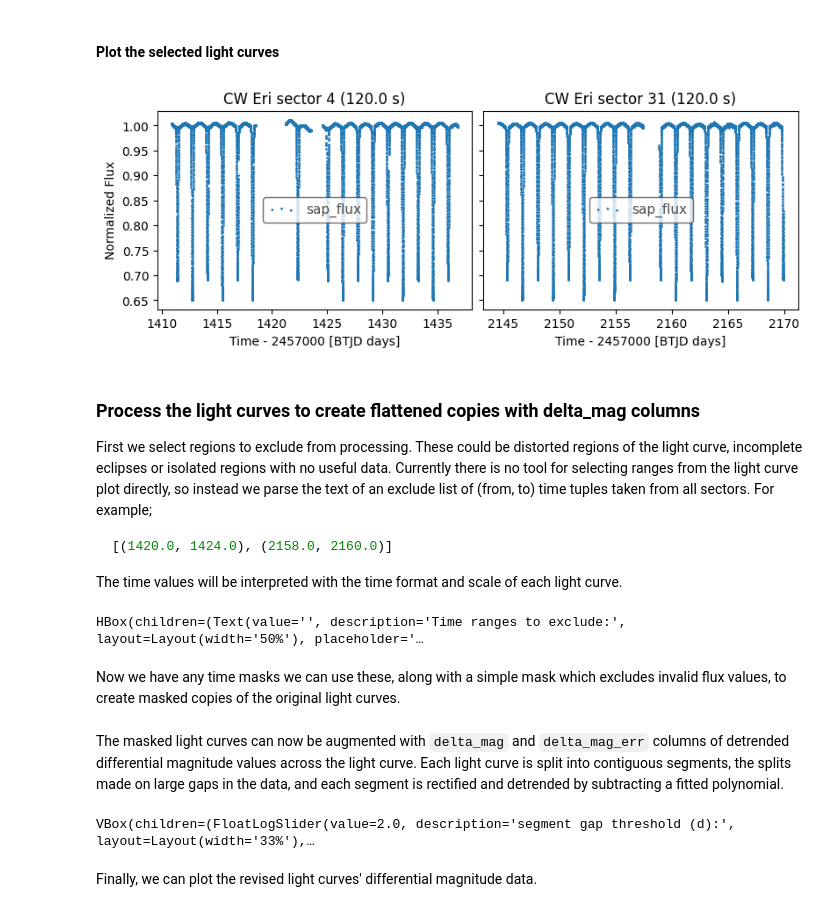
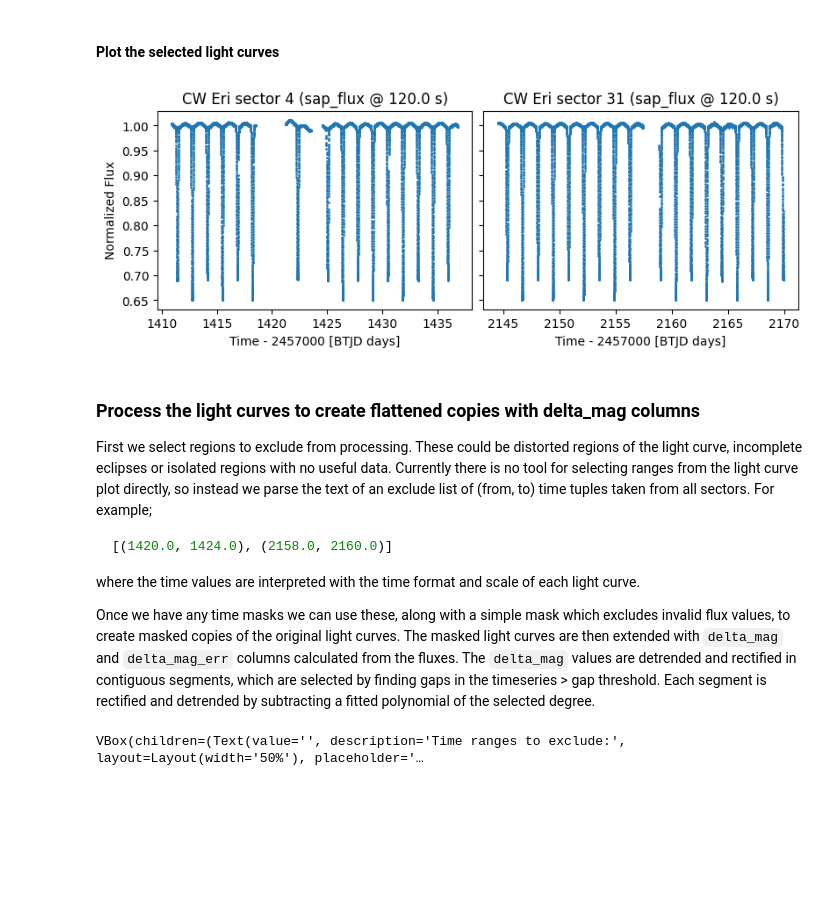
Before and after one commit to SteveOv/modebs, a Jupyter notebook: deb-view.ipynb, the cells around one changed output. Saved outputs shown, nothing was run; the diff lists cells and outputs as text; code cells hidden in the pictures; blank space fills up the shorter version.

````diff
--- a/deb-view.ipynb
+++ b/deb-view.ipynb
@@ -77,22 +79,30 @@ lcs = load_lightcurves(results[suitability_mask][select_mask], quality_bitmask.v
                        Path.cwd() / ".cache" / re.sub(r"[^\w\d]", "-", target.lower()))
 # %% [markdown]
 #### Plot the selected light curves
+# %%
+def plot_lightcurves(the_lcs, column="flux", normalize=False, cols=2):
+    rows = int(np.ceil(len(lcs) / cols))
+    fig, axes = plt.subplots(rows, cols, figsize=(8, 3*rows), sharey=True, constrained_layout=True)
+    axes = [axes] if isinstance(axes, Axes) else axes.flatten()
+
+    for ix, (ax, lc) in enumerate(zip_longest(axes, the_lcs)):
+        if ix < len(lcs):
+            lc.scatter(ax=ax, column=column, label=None, normalize=normalize)
+            if column == "delta_mag":
+                ax.set_ylabel("differential magnitude [mag]")
+            if ix == 0 and lc[column].unit == u.mag:
+                ax.invert_yaxis()
+            ax.set_ylabel(None if ix % cols else ax.get_ylabel())
+            ax.set_title(f"{target} sector {lc.meta['SECTOR']} " +
+                    f"({lc.meta['FLUX_ORIGIN']} @ {lc.meta['FRAMETIM']*lc.meta['NUM_FRM'] * u.s})")
+        else:
+            ax.axis("off")
+    return fig
 # %%
-rows = int(np.ceil(len(lcs) / (cols := 2)))
-fig, axes = plt.subplots(rows, cols, figsize=(8, 3*rows), sharey=True, constrained_layout=True)
-axes = [axes] if isinstance(axes, Axes) else axes.flatten()
-
-for ix, (ax, lc) in enumerate(zip_longest(axes, lcs)):
-    if ix < len(lcs):
-        lc.scatter(ax=ax, label=f"{lc.meta['FLUX_ORIGIN']}", normalize=True)
-        ax.set_ylabel(None if ix % cols else ax.get_ylabel())
-        ax.set_title(f"{target} sector {lc.meta['SECTOR']} ({lc.meta['FRAMETIM']*lc.meta['NUM_FRM'] * u.s})")
-    else:
-        ax.axis("off")
-plt.show()
-plt.close(fig) # Comment this out if using %matplotlib widget to enable interactive plot
+plt.show(fig := plot_lightcurves(lcs, normalize=True))
+plt.close(fig)
 # %% [output]
-[figure, old version]
+[figure, new version]
 # %% [markdown]
 ### Process the light curves to create flattened copies with delta_mag columns
 
@@ -103,20 +113,27 @@ of an exclude list of (from, to) time tuples taken from all sectors. For example
 ```python
 [(1420.0, 1424.0), (2158.0, 2160.0)]
 ```
-The time values will be interpreted with the time format and scale of each light curve.
+where the time values are interpreted with the time format and scale of each light curve.
+
+Once we have any time masks we can use these, along with a simple mask which excludes
+invalid flux values, to create masked copies of the original light curves. The masked
+light curves are then extended with `delta_mag` and `delta_mag_err` columns calculated
+from the fluxes. The `delta_mag` values are detrended and rectified in contiguous segments,
+which are selected by finding gaps in the timeseries > gap threshold. Each segment is
+rectified and detrended by subtracting a fitted polynomial of the selected degree.
 # %%
-display(HBox(children=[
-    (time_masks_text := Text(description="Time ranges to exclude:", placeholder="[(from, to), (from, to), ...]",
-                             layout={'width': "50%"}, style={'description_width': 'max-content'})),
-]))
+display(VBox(children=[
+    (time_masks_text := Text(description="Time ranges to exclude:", placeholder="[(from, to), (from, to), ...]", layout={'width': "50%"}, style={'description_width': 'max-content'})),
+    (seg_gap_th := FloatLogSlider(description="segment gap threshold (d):", base=10, value=2.0, min=-1, max=3, layout={"width": "33%"}, style={'description_width': 'max-content'})),
+    HBox(children=[
+        (det_degree := IntSlider(description="detrend poly degree:", value=2, min=1, max=4, layout={"width": "25%"}, style={'description_width': 'max-content'})),
+        (det_iterations := IntSlider(description="detrend iterations:", value=2, min=1, max=4, layout={"width": "25%"}, style={'description_width': 'max-content'})),
+])]))
 # %% [output]
-HBox(children=(Text(value='', description='Time ranges to exclude:', layout=Layout(width='50%'), placeholder='…
+VBox(children=(Text(value='', description='Time ranges to exclude:', layout=Layout(width='50%'), placeholder='…
 # %%
 time_mask_list = []
 if len(time_masks_text.value.strip()): # Interpret the list of (from, to) tuples entered above
     time_mask_list = literal_eval(time_masks_text.value)
     if isinstance(time_mask_list, (tuple, int, float)):
         time_mask_list = [time_mask_list]
-# %% [markdown]
-Now we have any time masks we can use these, along with a simple mask which excludes
-invalid flux values, to create masked copies of the original light curves.
@@ -130,14 +139,0 @@ for lc in lcs:
-# %% [markdown]
-The masked light curves can now be augmented with `delta_mag` and `delta_mag_err` columns
-of detrended differential magnitude values across the light curve. Each light curve is split
-into contiguous segments, the splits made on large gaps in the data, and each segment is
-rectified and detrended by subtracting a fitted polynomial.
-# %%
-display(VBox(children=[
-    (seg_gap_th := FloatLogSlider(description="segment gap threshold (d):", base=10, value=2.0, min=-1, max=3, layout={"width": "33%"}, style={'description_width': 'max-content'})),
-    HBox(children=[
-        (det_degree := IntSlider(description="detrend poly degree:", value=2, min=1, max=4, layout={"width": "25%"}, style={'description_width': 'max-content'})),
-        (det_iterations := IntSlider(description="detrend iterations:", value=2, min=1, max=4, layout={"width": "25%"}, style={'description_width': 'max-content'})),
-])]))
-# %% [output]
-VBox(children=(FloatLogSlider(value=2.0, description='segment gap threshold (d):', layout=Layout(width='33%'),…
@@ -150,2 +139,0 @@ for lc in mask_lcs: # Create detrended & rectified delta_mag and delta_mag err c
-# %% [markdown]
-Finally, we can plot the revised light curves' differential magnitude data.
````
Also changed, not shown: parts of 14 cells of this notebook, 1 other file.
